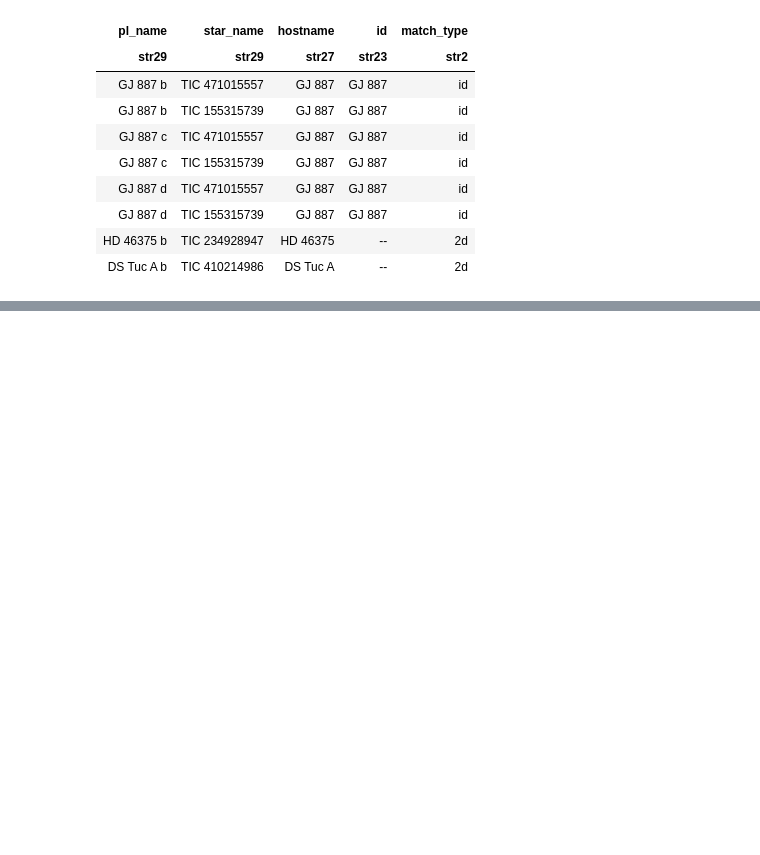
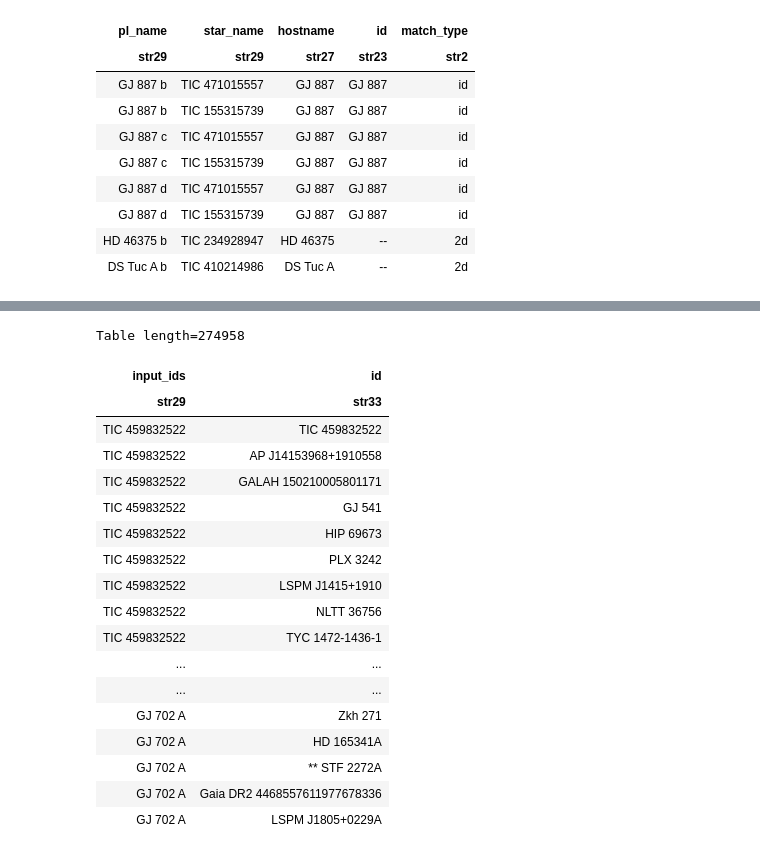
Before and after one commit to JoshuaDreier/ExoplanetCrossmatcher, a Jupyter notebook: class_testing_sandbox.ipynb, the cells around one changed output, grey strips where cells are left out. Saved outputs shown, nothing was run; the diff lists cells and outputs as text; code cells hidden in the pictures; blank space fills up the shorter version.

```diff
--- a/class_testing_sandbox.ipynb
+++ b/class_testing_sandbox.ipynb
@@ -150,0 +218,25 @@ Table length=8
+# %%
+input_plus_1alt = input.copy()
+input_plus_1alt.add_row({"star_name": "GJ 702 A"})
+input_plus_1alt[-1]
+# cm.load_alternate_ids(input_plus_1alt["star_name"])
+# %% [output]
+Table length=274958
+| input_ids | id |
+| str29 | str33 |
+| TIC 459832522 | TIC 459832522 |
+| TIC 459832522 | AP J14153968+1910558 |
+| TIC 459832522 | GALAH 150210005801171 |
+| TIC 459832522 | GJ 541 |
+| TIC 459832522 | HIP 69673 |
+| TIC 459832522 | PLX 3242 |
+| TIC 459832522 | LSPM J1415+1910 |
+| TIC 459832522 | NLTT 36756 |
+| TIC 459832522 | TYC 1472-1436-1 |
+| ... | ... |
+| ... | ... |
+| GJ 702 A | Zkh 271 |
+| GJ 702 A | HD 165341A |
+| GJ 702 A | ** STF 2272A |
+| GJ 702 A | Gaia DR2 4468557611977678336 |
+| GJ 702 A | LSPM J1805+0229A |
```
Also changed, not shown: parts of 12 cells of this notebook, 5 other files.
